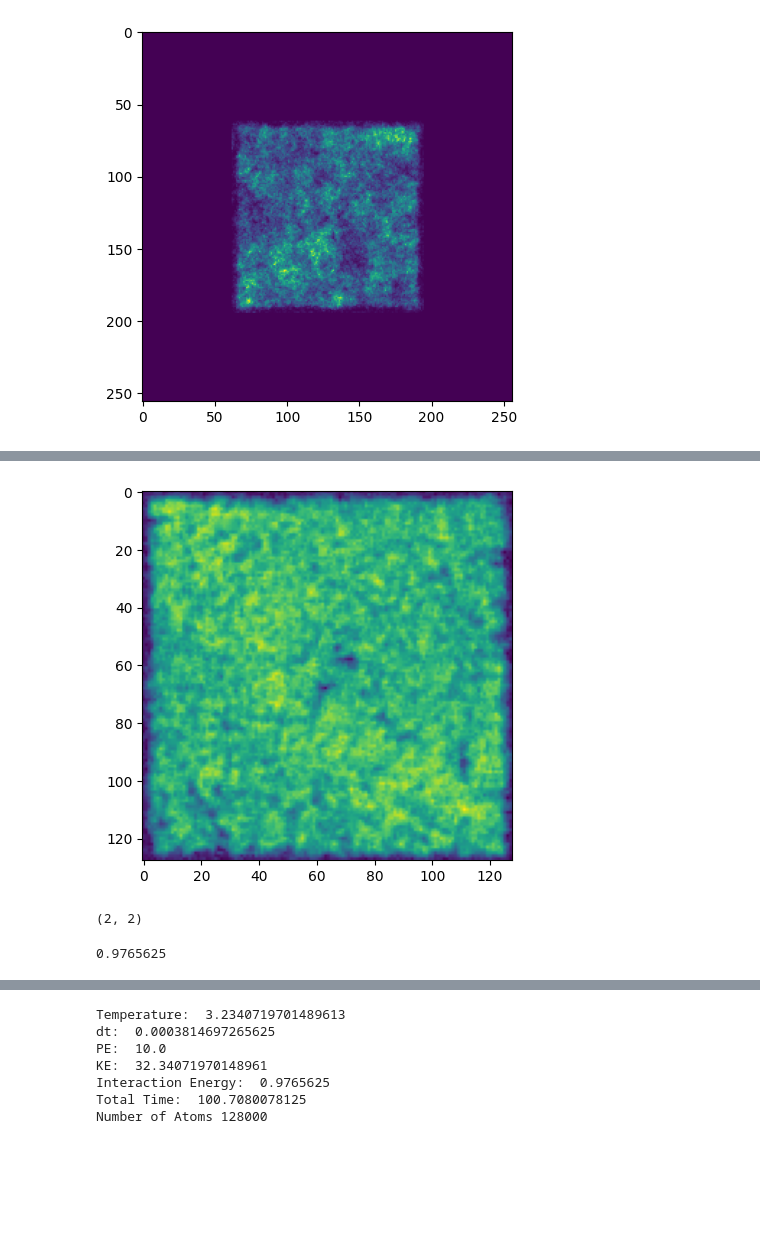
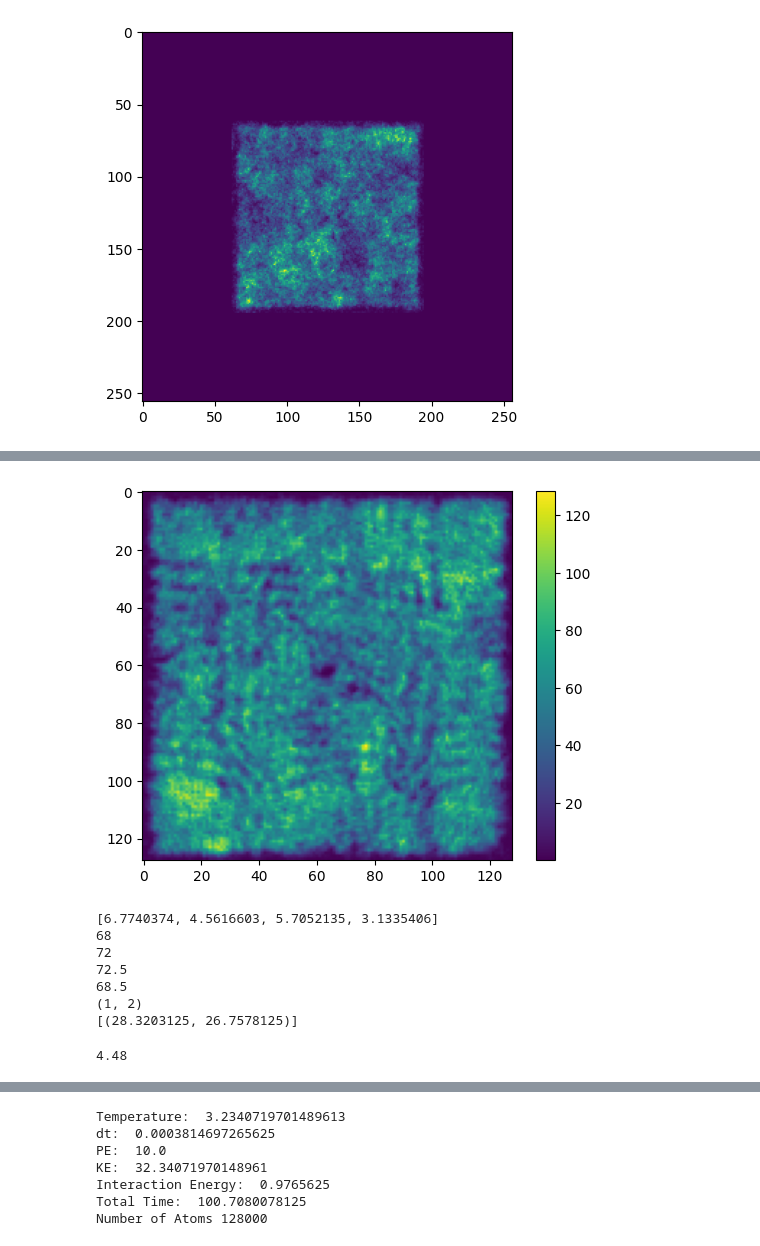
Before and after one commit to easuit24/BECs2, a Jupyter notebook: vortexnumericstest.ipynb, the cells around one changed output, grey strips where cells are left out. Saved outputs shown, nothing was run; the diff lists cells and outputs as text; code cells hidden in the pictures; blank space fills up the shorter version.

Commit message:
parameter changes and vortex tracking needing improvements

```diff
--- a/vortexnumericstest.ipynb
+++ b/vortexnumericstest.ipynb
@@ -46,14 +46,15 @@ def detect_vortices(psi, dx, L):
     #sideL = len(psi)
     psi = psi[int(L/2/dx):int(3*L/2/dx), int(L/2/dx):int(3*L/2/dx)]
     plt.figure()
-    plt.imshow(np.abs(psi))
+    plt.imshow(np.abs(psi)**2)
+    plt.colorbar()
     plt.show()
     phase = np.angle(psi)
     Ny, Nx = phase.shape
     vortex_positions = []
 
-    for i in range(Ny - 1):
-        for j in range(Nx - 1):
+    for i in range(1, Ny - 2):
+        for j in range(1, Nx - 2):
             # Get the 2x2 plaquette phase values (counter-clockwise order)
             phi = [phase[i, j], phase[i, j+1], phase[i+1, j+1], phase[i+1, j]]
 
@@ -63,10 +64,19 @@ def detect_vortices(psi, dx, L):
 
             winding_number = np.sum(dphi) / (2 * np.pi)
 
-            if np.abs(winding_number) > 0.9  and -np.abs(psi[i,j]) > -5 and np.abs(psi[i,j])>0.4 :  # threshold to count as a vortex
+            psi_dens = np.abs(psi)**2
+            threshold = 1
+            if np.abs(winding_number) > 0.9:  # threshold to count as a vortex
+                #  and -np.abs(psi[i,j]) > -5 and np.min([psi_dens[i,j], psi_dens[i,j+1], psi_dens[i+1,j], psi_dens[i+1,j+1]]) > threshold
                 # Estimate vortex center (you can interpolate better later)
+                print([psi_dens[i,j], psi_dens[i,j+1], psi_dens[i+1,j], psi_dens[i+1,j+1]])
+                print(i)
+                print(j)
+
                 x = j + 0.5
                 y = i + 0.5
+                print(x)
+                print(y)
                 if x*dx > 7*dx/2 and y*dx > 7*dx/2 and x*dx < L-7*dx/2 and y*dx < L-7*dx/2:
                     vortex_positions.append((x * dx, y * dx))
 
@@ -80,16 +96,24 @@ print(g.L-5*g.dx/2)
 # %%
 # test out the tracking feature
+snap = 60
 
-vortex_pos = detect_vortices(g.snaps[300], g.dx, g.L)
+vortex_pos = detect_vortices(g.snaps[snap], g.dx, g.L)
 print(np.shape(vortex_pos))
+print(vortex_pos)
 
 # for i in range(len(vortex_pos)):
 #     if vortex_pos[i][0] != g.dx/2 and vortex_pos[i][1] != g.dx/2:
 #         print(vortex_pos[i])
 # %% [output]
-[figure, old version]
+[figure, new version]
-(2, 2)
+[6.7740374, 4.5616603, 5.7052135, 3.1335406]
+68
+72
+72.5
+68.5
+(1, 2)
+[(28.3203125, 26.7578125)]
-# %%
-print(5*g.dx/2)
-# %% [output]
-0.9765625
+# %%
+1.75/g.dx
+# %% [output]
+4.48
```
Also changed, not shown: parts of 5 cells of this notebook, 3 other files.
